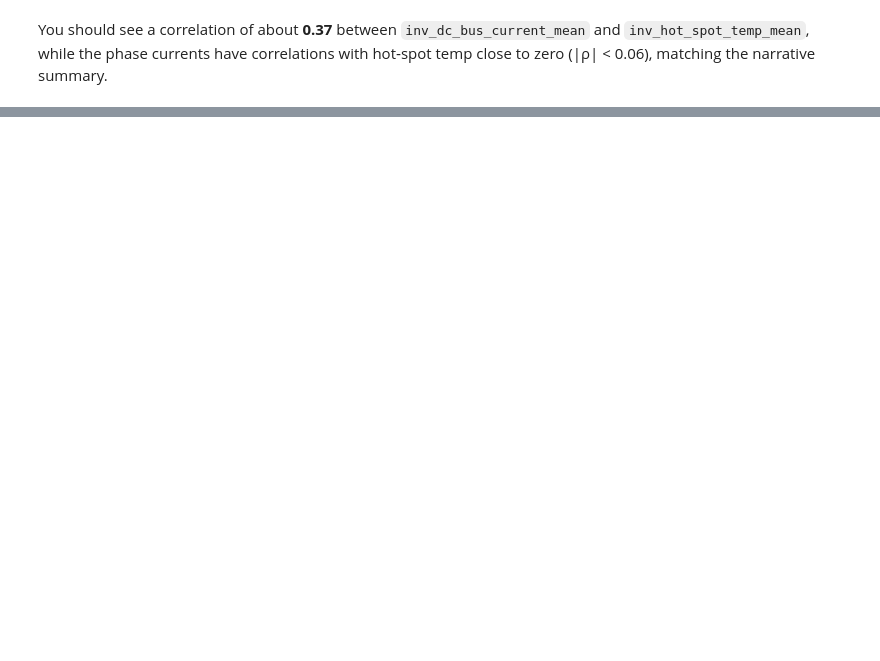
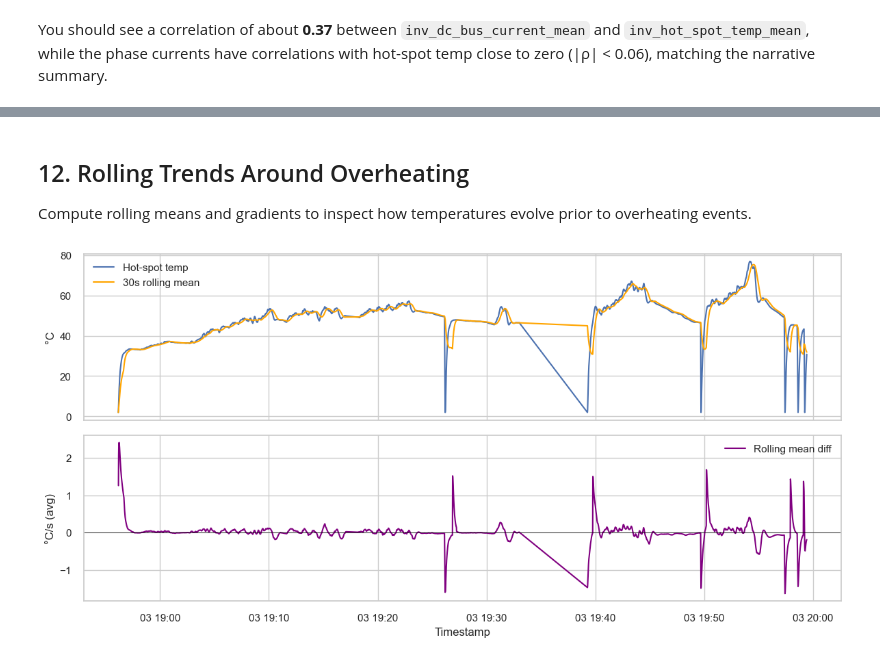
Before and after one commit to RanvirRanu/battery-analyzer, a Jupyter notebook: src/notebooks/01_eda_template.ipynb, the cells around one changed output, grey strips where cells are left out. Cells and saved outputs as stored; diff of their text form; code cells hidden in the pictures; blank space fills up the shorter version.

```diff
--- a/src/notebooks/01_eda_template.ipynb
+++ b/src/notebooks/01_eda_template.ipynb
@@ -286,0 +348,23 @@ hot‑spot temp close to zero (|ρ| < 0.06), matching the narrative summary.
+# %% [markdown]
+## 12. Rolling Trends Around Overheating
+
+Compute rolling means and gradients to inspect how temperatures evolve prior to overheating events.
+# %%
+roll_window = 30  # seconds
+df['hotspot_roll_mean'] = df['inv_hot_spot_temp_mean'].rolling(roll_window, min_periods=1).mean()
+df['hotspot_roll_grad'] = df['inv_hot_spot_temp_mean'].diff().rolling(roll_window, min_periods=1).mean()
+
+fig, axes = plt.subplots(2, 1, figsize=(12,6), sharex=True)
+axes[0].plot(df['timestamp'], df['inv_hot_spot_temp_mean'], label='Hot-spot temp')
+axes[0].plot(df['timestamp'], df['hotspot_roll_mean'], label=f"{roll_window}s rolling mean", color='orange')
+axes[0].set_ylabel('°C')
+axes[0].legend()
+
+axes[1].plot(df['timestamp'], df['hotspot_roll_grad'], color='purple', label='Rolling mean diff')
+axes[1].axhline(0, color='black', linewidth=0.5)
+axes[1].set_ylabel('°C/s (avg)')
+axes[1].set_xlabel('Timestamp')
+axes[1].legend()
+plt.tight_layout()
+# %% [output]
+[figure, added]
```
Also changed, not shown: parts of 11 cells of this notebook, 1 other file.
